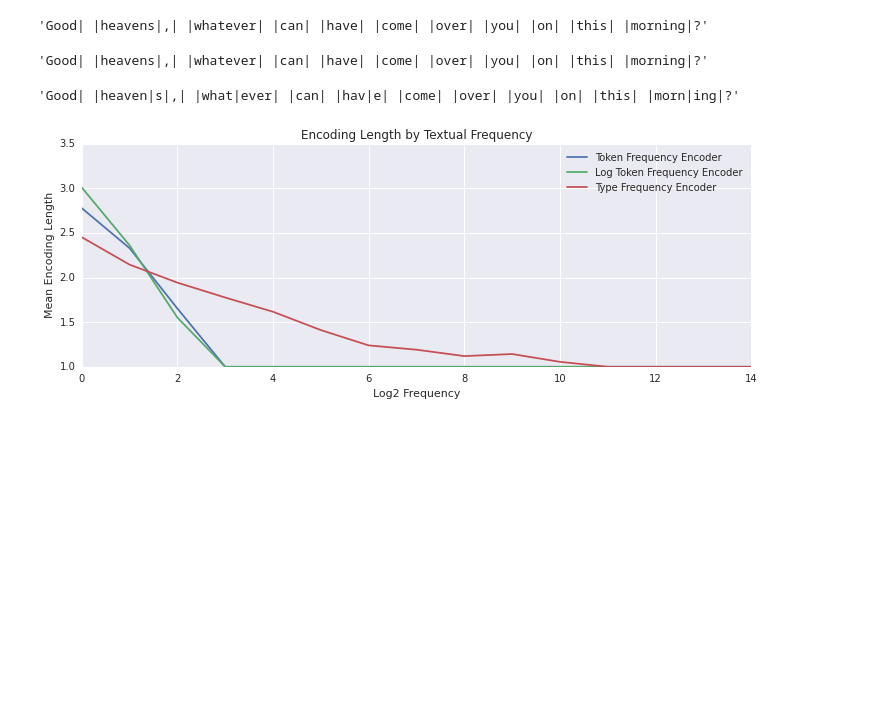
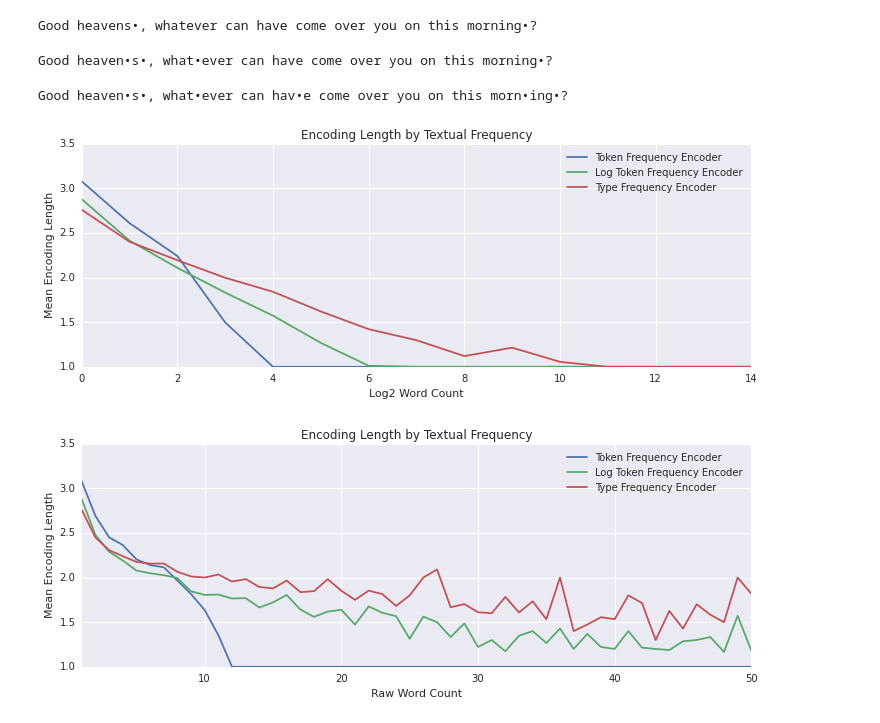
Before and after one commit to jeffschecter/sandbox, a Jupyter notebook: Byte Pair Encoding.ipynb, the cells around one changed output. Drawn from its saved outputs; the diff is of its cells as text; code cells hidden in the pictures; blank space fills up the shorter version.

```diff
--- a/Byte Pair Encoding.ipynb
+++ b/Byte Pair Encoding.ipynb
@@ -181,17 +235,19 @@ lbpe = BytePairEncoder(freq_transform=np.log).fit(moby_txt)
 # %%
+bpe = BytePairEncoder().fit(moby_txt)
+lbpe = BytePairEncoder(freq_transform=lambda freq: np.log(freq) + 1).fit(moby_txt)
 ubpe = BytePairEncoder(freq_transform=lambda freq: np.minimum(freq, 1)).fit(moby_txt)
 # %%
-bpe.segment("Good heavens, whatever can have come over you on this morning?")
+print bpe.segment("Good heavens, whatever can have come over you on this morning?").replace("• •", " ")
 # %% [output]
-'Good| |heavens|,| |whatever| |can| |have| |come| |over| |you| |on| |this| |morning|?'
+Good heavens•, whatever can have come over you on this morning•?
 # %%
-lbpe.segment("Good heavens, whatever can have come over you on this morning?")
+print lbpe.segment("Good heavens, whatever can have come over you on this morning?").replace("• •", " ")
 # %% [output]
-'Good| |heavens|,| |whatever| |can| |have| |come| |over| |you| |on| |this| |morning|?'
+Good heaven•s•, what•ever can have come over you on this morning•?
 # %%
-ubpe.segment("Good heavens, whatever can have come over you on this morning?")
+print ubpe.segment("Good heavens, whatever can have come over you on this morning?").replace("• •", " ")
 # %% [output]
-'Good| |heaven|s|,| |what|ever| |can| |hav|e| |come| |over| |you| |on| |this| |morn|ing|?'
+Good heaven•s•, what•ever can hav•e come over you on this morn•ing•?
 # %%
 fs = pd.Series(bpe._word_freqs)
 freqs = pd.DataFrame({"word": fs.index, "freq": fs})
@@ -206,14 +262,24 @@ freqs["n_ubpe"] = freqs.word.map(ubpe.encode).map(len)
 # %%
 figsize(12, 4)
 to_plot = freqs.groupby(np.log2(freqs.freq).astype(int)).mean()[["n_bpe", "n_lbpe", "n_ubpe"]]
 to_plot.columns = ["Token Frequency Encoder", "Log Token Frequency Encoder", "Type Frequency Encoder"]
 to_plot.plot()
-plt.xlabel("Log2 Frequency")
+plt.xlabel("Log2 Word Count")
 plt.ylabel("Mean Encoding Length")
 plt.title("Encoding Length by Textual Frequency")
 plt.show()
+
+to_plot = freqs.groupby(freqs.freq).mean()[["n_bpe", "n_lbpe", "n_ubpe"]]
+to_plot.columns = ["Token Frequency Encoder", "Log Token Frequency Encoder", "Type Frequency Encoder"]
+to_plot.plot()
+plt.xlabel("Raw Word Count")
+plt.ylabel("Mean Encoding Length")
+plt.title("Encoding Length by Textual Frequency")
+plt.xlim(1, 50)
+plt.show()
 # %% [output]
-[figure, old version]
+[figure, new version]
+[figure, added]
 # %%
 to_plot = freqs.groupby(np.log2(freqs.freq).astype(int)).agg(lambda x: np.mean(x > 1))[["n_bpe", "n_lbpe", "n_ubpe"]]
 to_plot.columns = ["Token Frequency Encoder", "Log Token Frequency Encoder", "Type Frequency Encoder"]
```
Also changed, not shown: parts of 10 cells of this notebook.
